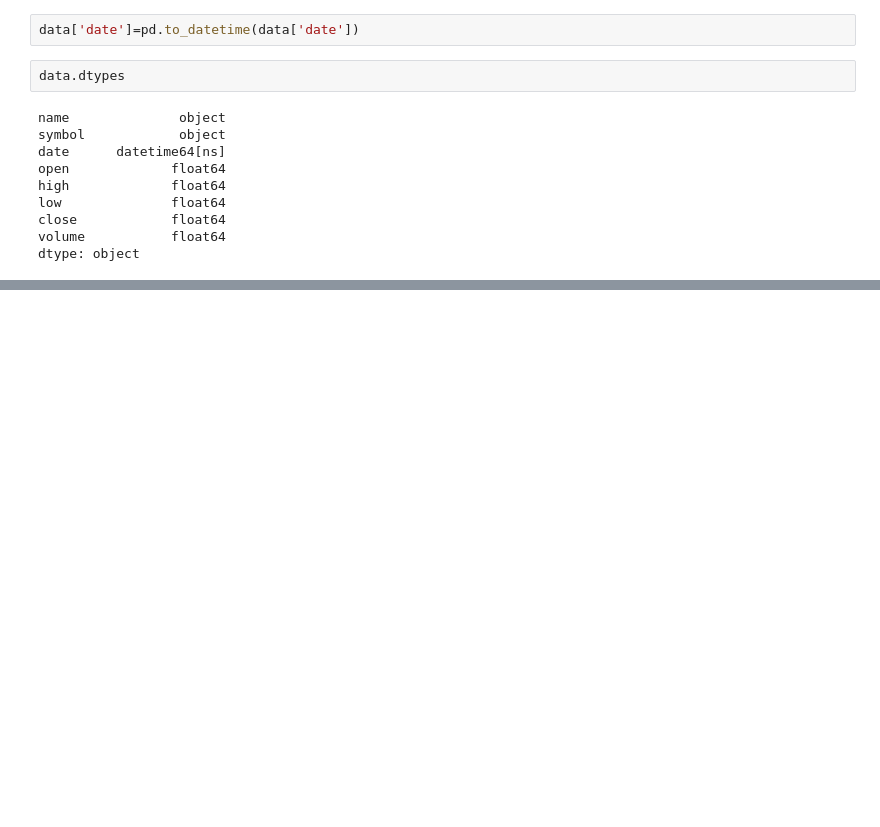
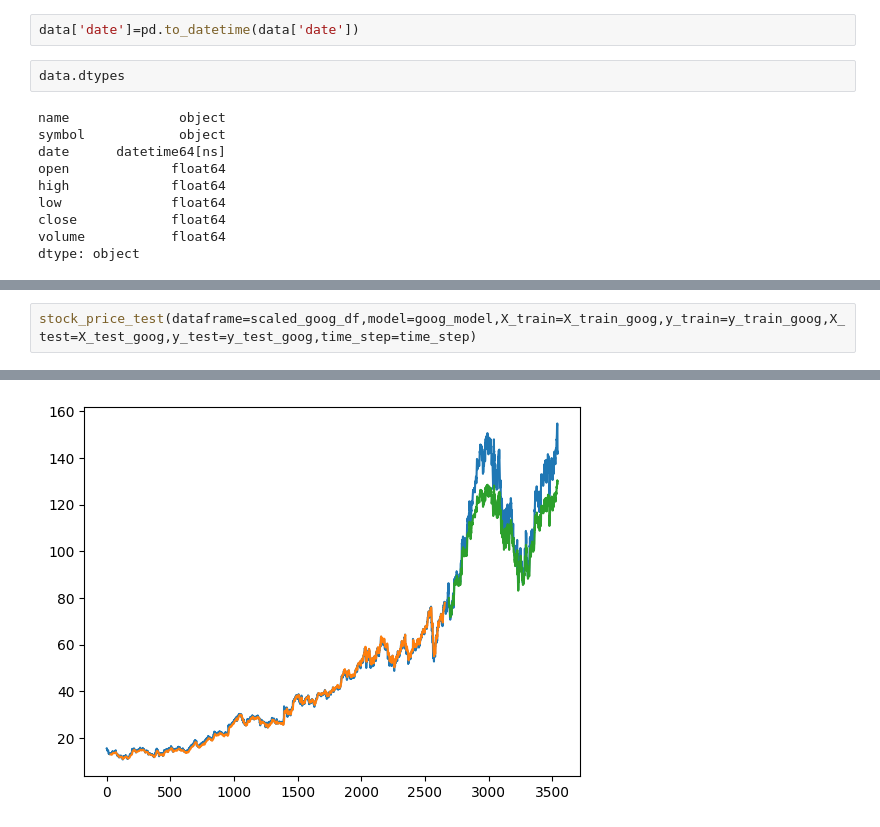
Before and after one commit to urusha-shrestha/stock_price_prediction, a Jupyter notebook: FinVest_Model.ipynb, the cells around one changed output, grey strips where cells are left out. Drawn from its saved outputs; the diff is of its cells as text; blank space fills up the shorter version.

```diff
--- a/FinVest_Model.ipynb
+++ b/FinVest_Model.ipynb
@@ -540,0 +335,3 @@ array(['GOOG', 'PEP', 'AAPL', 'NFLX', 'ORCL', 'TSLA', 'META', 'NVDA',
+# %%
+stock_price_test(dataframe=scaled_goog_df,model=goog_model,X_train=X_train_goog,y_train=y_train_goog,X_test=X_test_goog,y_test=y_test_goog,time_step=time_step)
+# %% [output]
@@ -540,0 +342 @@ array(['GOOG', 'PEP', 'AAPL', 'NFLX', 'ORCL', 'TSLA', 'META', 'NVDA',
+[figure, added]
```
Also changed, not shown: parts of 99 cells of this notebook.
